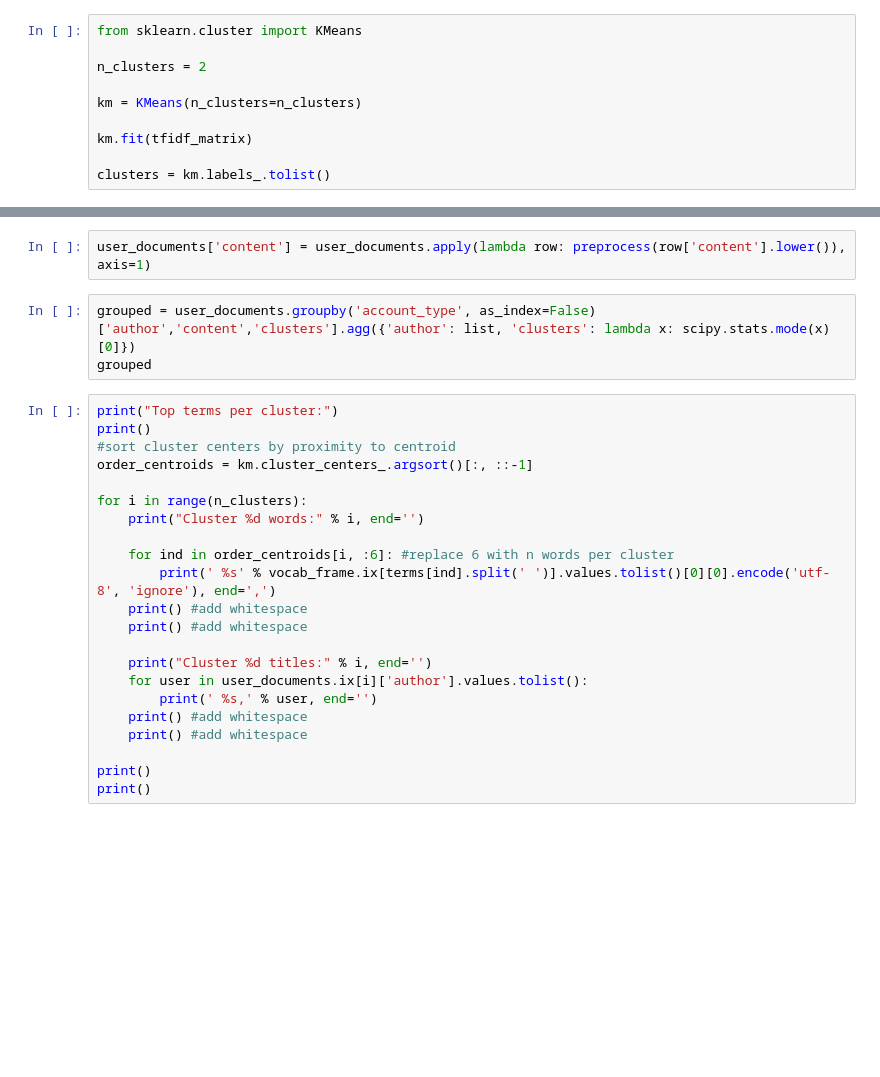
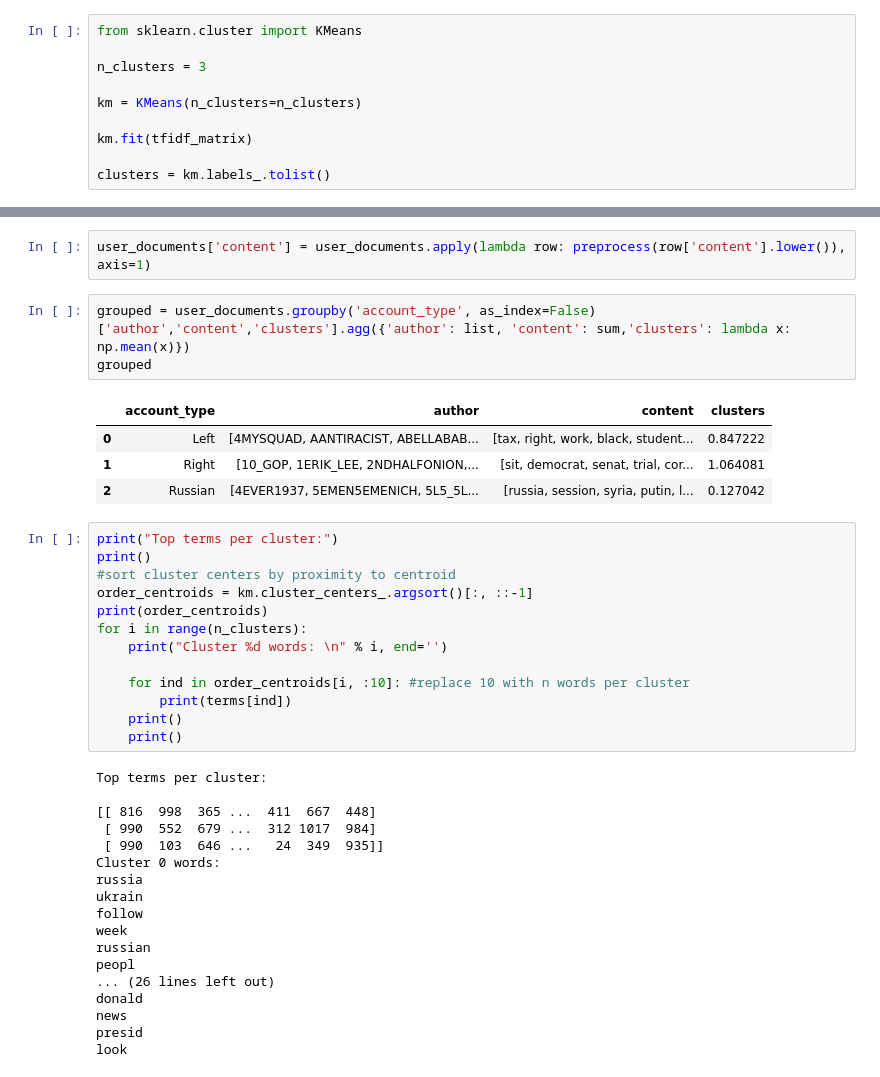
Before and after one commit to gcdunn/twitter-sockpuppet-nlp, a Jupyter notebook: testing.ipynb, the cells around one changed output, grey strips where cells are left out. Cells and saved outputs as stored; diff of their text form; blank space fills up the shorter version.

Commit message:
K-means clustering progress

```diff
--- a/testing.ipynb
+++ b/testing.ipynb
@@ -157,7 +194,7 @@ dist
 # %%
 from sklearn.cluster import KMeans
 
-n_clusters = 2
+n_clusters = 3
 
 km = KMeans(n_clusters=n_clusters)
 
@@ -169,27 +206,41 @@ user_documents['clusters'] = clusters
 # %%
 user_documents['content'] = user_documents.apply(lambda row: preprocess(row['content'].lower()), axis=1)
 # %%
-grouped = user_documents.groupby('account_type', as_index=False)['author','content','clusters'].agg({'author': list, 'clusters': lambda x: scipy.stats.mode(x)[0]})
+grouped = user_documents.groupby('account_type', as_index=False)['author','content','clusters'].agg({'author': list, 'content': sum,'clusters': lambda x: np.mean(x)})
 grouped
+# %% [output]
+|  | account_type | author | content | clusters |
+| 0 | Left | [4MYSQUAD, AANTIRACIST, ABELLABAB... | [tax, right, work, black, student... | 0.847222 |
+| 1 | Right | [10_GOP, 1ERIK_LEE, 2NDHALFONION,... | [sit, democrat, senat, trial, cor... | 1.064081 |
+| 2 | Russian | [4EVER1937, 5EMEN5EMENICH, 5L5_5L... | [russia, session, syria, putin, l... | 0.127042 |
 # %%
 print("Top terms per cluster:")
 print()
 #sort cluster centers by proximity to centroid
 order_centroids = km.cluster_centers_.argsort()[:, ::-1]
+print(order_centroids)
+for i in range(n_clusters):
+    print("Cluster %d words: \n" % i, end='')
 
-for i in range(n_clusters):
-    print("Cluster %d words:" % i, end='')
-
-    for ind in order_centroids[i, :6]: #replace 6 with n words per cluster
-        print(' %s' % vocab_frame.ix[terms[ind].split(' ')].values.tolist()[0][0].encode('utf-8', 'ignore'), end=',')
-    print() #add whitespace
-    print() #add whitespace
-
-    print("Cluster %d titles:" % i, end='')
-    for user in user_documents.ix[i]['author'].values.tolist():
-        print(' %s,' % user, end='')
-    print() #add whitespace
-    print() #add whitespace
-
-print()
-print()
+    for ind in order_centroids[i, :10]: #replace 10 with n words per cluster
+        print(terms[ind])
+    print()
+    print()
+# %% [output]
+Top terms per cluster:
+
+[[ 816  998  365 ...  411  667  448]
+ [ 990  552  679 ...  312 1017  984]
+ [ 990  103  646 ...   24  349  935]]
+Cluster 0 words:
+russia
+ukrain
+follow
+week
+russian
+peopl
+... (26 lines left out)
+donald
+news
+presid
+look
```
Also changed, not shown: parts of 5 cells of this notebook.
